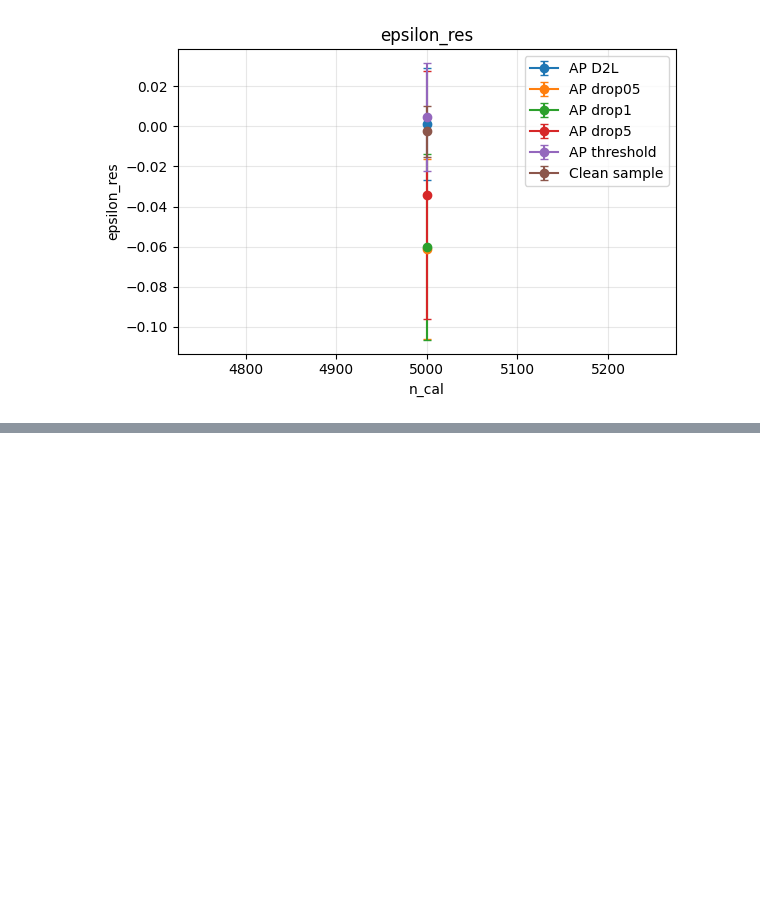
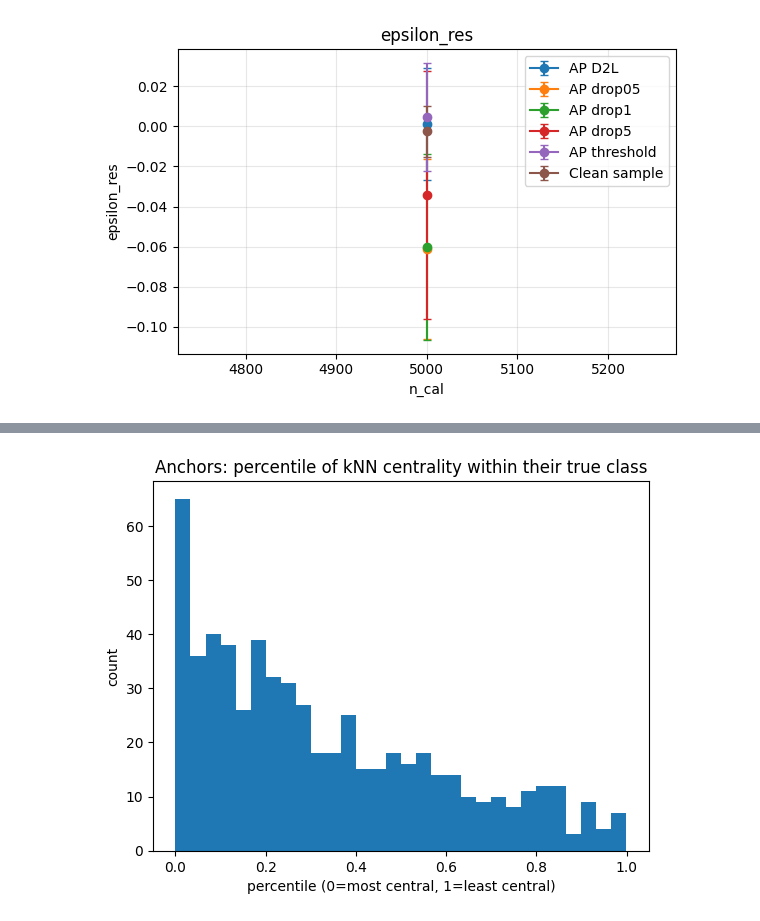
Before and after one commit to tbortolotti/marginal-noise-adaptive-conformal, a Jupyter notebook: experiments/exp_T_estimation.ipynb, the cells around one changed output, grey strips where cells are left out. Saved outputs shown, nothing was run; the diff lists cells and outputs as text; code cells hidden in the pictures; blank space fills up the shorter version.

```diff
--- a/experiments/exp_T_estimation.ipynb
+++ b/experiments/exp_T_estimation.ipynb
@@ -294,0 +536,26 @@ for metric in metric_cols:
+# %%
+def within_class_percentile(scores, idx_l):
+    s = scores[idx_l]
+    order = np.argsort(s)
+    ranks = np.empty_like(order)
+    ranks[order] = np.arange(len(s))
+    return ranks / max(1, (len(s)-1))
+
+anchor_percentile = np.full(X_cal.shape[0], np.nan)
+
+for l in range(K):
+    idx_l = np.where(y_class == l)[0]
+    if len(idx_l) < 5:
+        continue
+    p = within_class_percentile(centrality_knn, idx_l)
+    anchor_percentile[idx_l] = p
+
+# anchors should have LOW percentile if they're central (small mean kNN dist)
+plt.figure()
+plt.hist(anchor_percentile[anchor_idx], bins=30)
+plt.title("Anchors: percentile of kNN centrality within their true class")
+plt.xlabel("percentile (0=most central, 1=least central)")
+plt.ylabel("count")
+plt.show()
+# %% [output]
+[figure, added]
```
Also changed, not shown: parts of 20 cells of this notebook, 2 other files.
